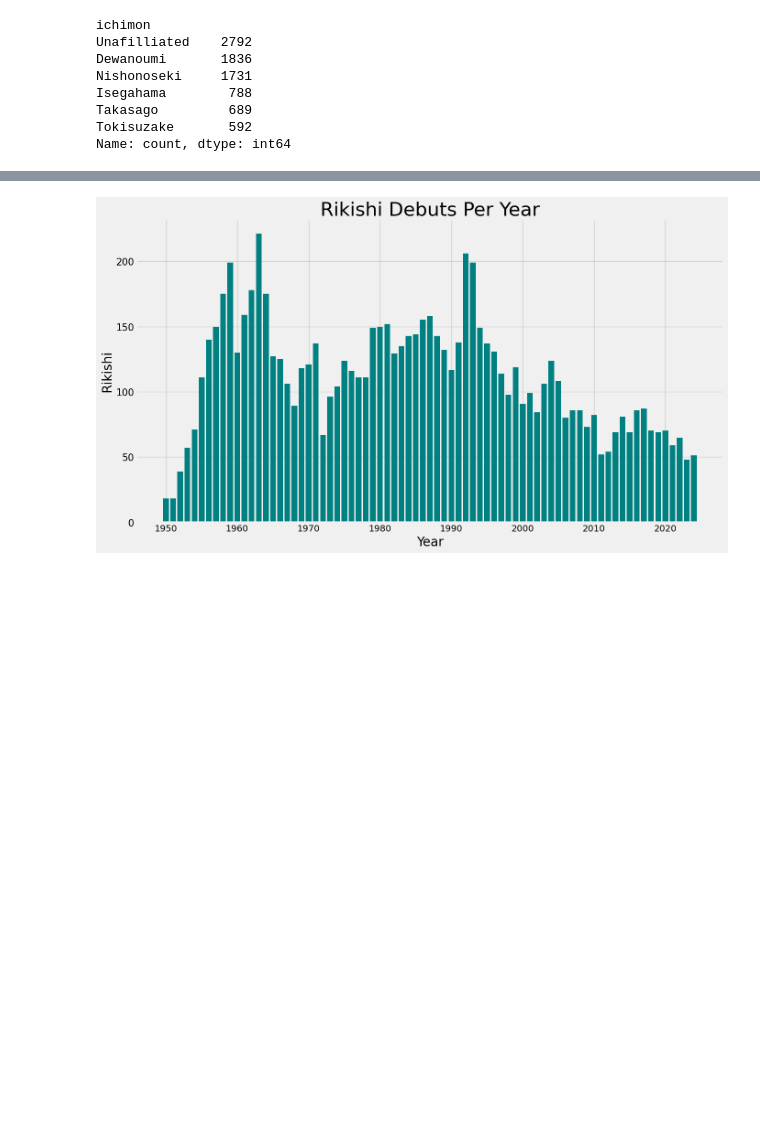
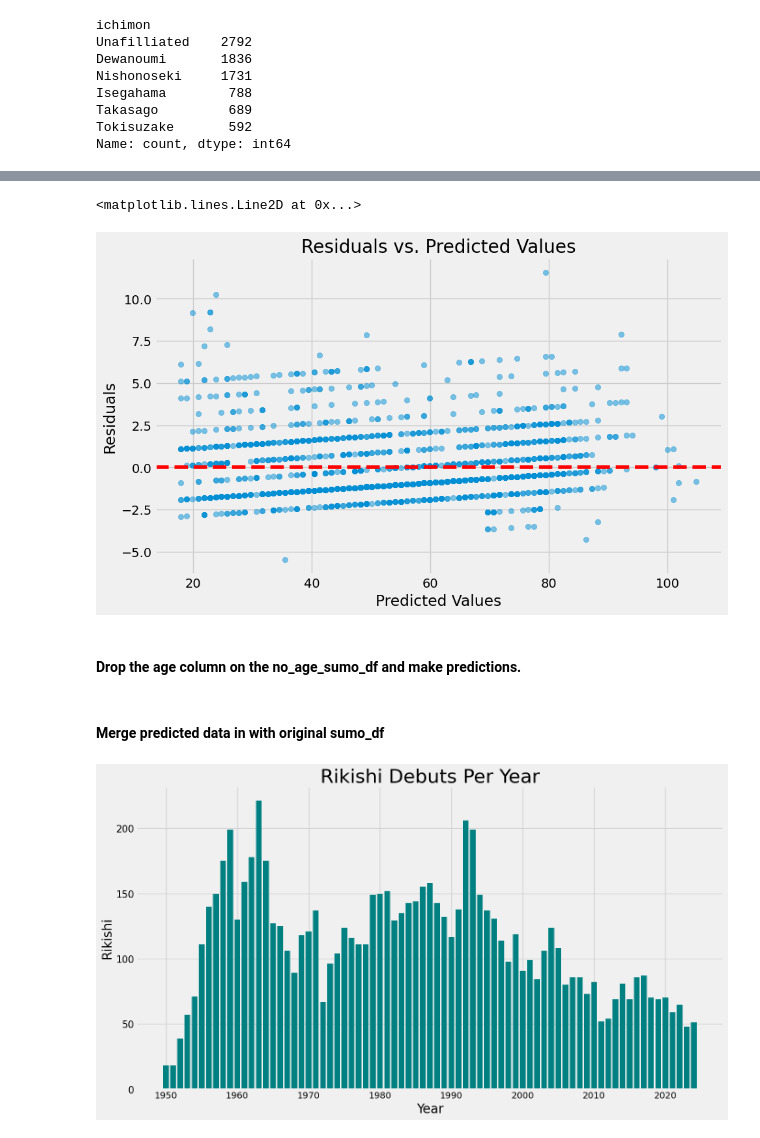
Before and after one commit to FragariaChemist/sumo, a Jupyter notebook: code/02_feature_engineering.ipynb, the cells around one changed output, grey strips where cells are left out. Saved outputs shown, nothing was run; the diff lists cells and outputs as text; code cells hidden in the pictures; blank space fills up the shorter version.

```diff
--- a/code/02_feature_engineering.ipynb
+++ b/code/02_feature_engineering.ipynb
@@ -809,0 +946,12 @@ plt.savefig('../plots/active_rikisi_age_vs_debut.png', dpi = 192);
+# %%
+plt.figure(figsize=(10, 6))
+plt.scatter(y_pred, resids, alpha=0.5)
+plt.xlabel('Predicted Values')
+plt.ylabel('Residuals')
+plt.title('Residuals vs. Predicted Values')
+plt.axhline(y=0, color='r', linestyle='--')
+# %% [output]
+<matplotlib.lines.Line2D at 0x...>
+[figure, added]
+# %% [markdown]
+#### Drop the age column on the no_age_sumo_df and make predictions.
@@ -809,0 +964,2 @@ plt.savefig('../plots/active_rikisi_age_vs_debut.png', dpi = 192);
+# %% [markdown]
+#### Merge predicted data in with original sumo_df
```
Also changed, not shown: parts of 38 cells of this notebook, 1 other file.
